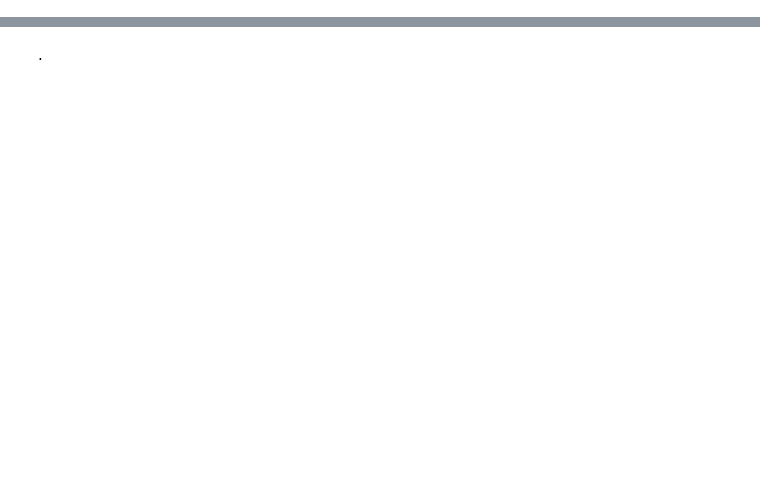
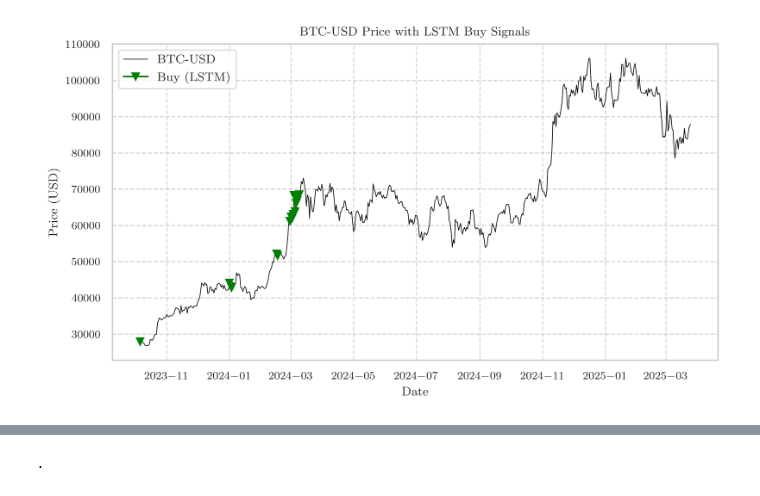
Before and after one commit to thiagodsd/monnaie-par-renforcement, a Jupyter notebook: notebooks/04_trading_experiment.ipynb, the cells around one changed output, grey strips where cells are left out. Cells and saved outputs as stored; diff of their text form; code cells hidden in the pictures; blank space fills up the shorter version.

```diff
--- a/notebooks/04_trading_experiment.ipynb
+++ b/notebooks/04_trading_experiment.ipynb
@@ -45,0 +129,3 @@ Name: count, dtype: int64
+# %%
+lstm_ = pd.read_parquet("/home/dusoudeth/Documentos/github/monnaie-par-renforcement/data/07_model_output/dqn_lstm/predictions.parquet")
+lstm_
@@ -45,0 +272,16 @@ Name: count, dtype: int64
+# %%
+_, axs = plt.subplots(figsize=(7, 4),)
+
+axs.plot(btc['date'], btc["close"], label="BTC-USD", color="black", linewidth=0.5)
+for i in lstm_.query("action == 1")["date"]:
+    # print green triangle down to indicate buy
+    axs.plot(i, btc.query(f"date == '{i}'")["close"], marker="v", markersize=5, color="green", label="Buy (LSTM)" if i == lstm_.query("action == 1")["date"].iloc[0] else "")
+axs.legend()
+#
+axs.set_xlabel("Date")
+axs.set_ylabel("Price (USD)")
+axs.set_title("BTC-USD Price with LSTM Buy Signals")
+plt.tight_layout()
+plt.savefig("../data/plots/btc_lstm_buy_signals.png", dpi=300, bbox_inches='tight')
+# %% [output]
+[figure, added]
```
Also changed, not shown: parts of 16 cells of this notebook, 24 other files.
